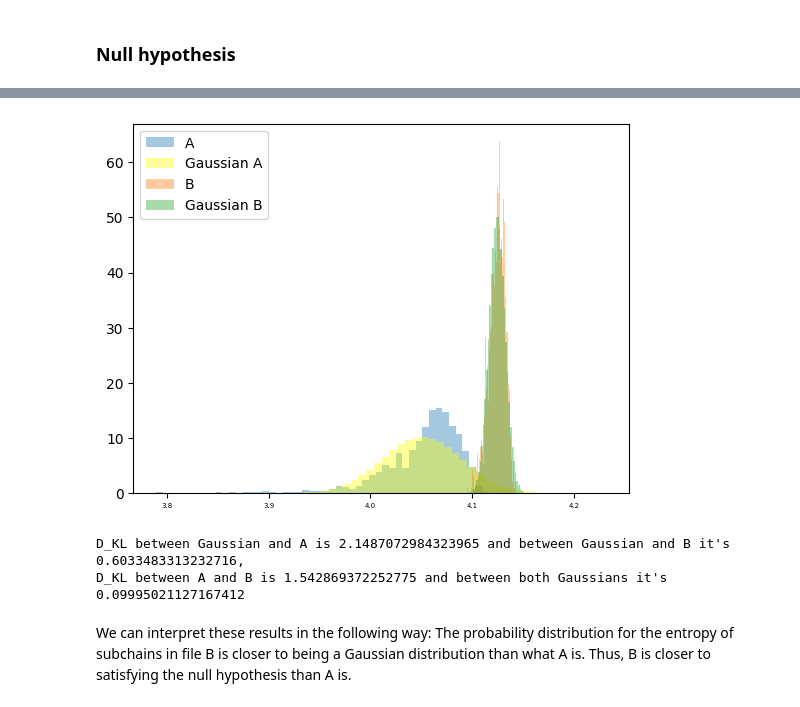
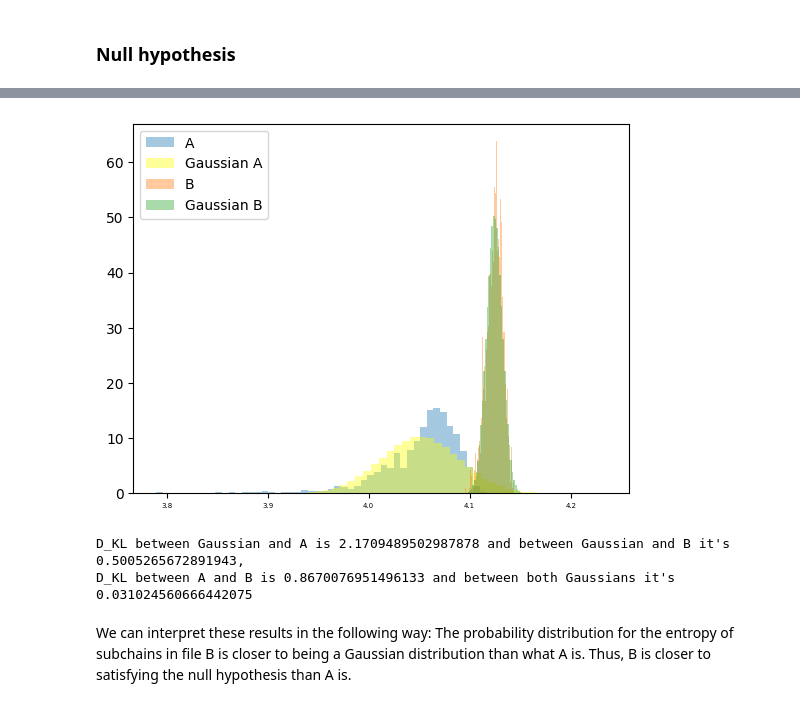
Before and after one commit to Joshua-Lemus/Which-is-E_Coli, a Jupyter notebook: Which-is-EColi.ipynb, the cells around one changed output, grey strips where cells are left out. Cells and saved outputs as stored; diff of their text form; code cells hidden in the pictures.

```diff
--- a/Which-is-EColi.ipynb
+++ b/Which-is-EColi.ipynb
@@ -497,41 +495,38 @@ Null hypothesis: -filter-button jp-DocumentSearch-button-content f13gj0clååå
 # %%
-#mu = entropy(B,word_length=word_length)
-def exponential(x):
-    return 1/mu*math.exp(-x*mu)
-
+# Normal distributions, to compare them to the results
 gaussA=np.random.normal(np.mean(A_entropies), np.std(A_entropies), 1000000)
 gaussB=np.random.normal(np.mean(B_entropies), np.std(B_entropies), 1000000)
 
+# Plot the distributions
 A_entorpies_probs = plt.hist(A_entropies, alpha=0.4,label='A',bins=50,density=True)
 gaussA_probs = plt.hist(gaussA, alpha=0.4, label='Gaussian A',bins=50, color='yellow',density=True)
 B_entropies_probs = plt.hist(B_entropies, alpha=0.4, label='B',bins=50,density=True)
 gaussB_probs = plt.hist(gaussB, alpha=0.4, label='Gaussian B',bins=50,density=True)
-#plt.plot(A_entropies, [exponential(x) for x in A_entropies])
 plt.legend(loc='best')
 plt.show()
 
-
+# Function to estimate KL-divergence
 def DKL(a, b):
-    a = np.asarray(a)/np.sum(a)
+    a = np.asarray(a)/np.sum(a) # Normalize the distributions
     b = np.asarray(b)/np.sum(b)
-    relent = 0
+    relent = 0              # Container for relative entropy
     for i in range(len(b)):
         if (a[i]!=0 and b[i]!=0):
-            relent+= a[i]*np.log(a[i]/b[i])
-            #print(relent)
-    return relent#np.sum(np.where(b != 0, a * np.log(a / b), 0))
+            relent+= a[i]*np.log(a[i]/b[i])  # (\sum_i) p(x_i) log(p(x_i)/q(x_i))
+    return relent
 
-DKL_A = DKL(gaussA_probs[0],A_entorpies_probs[0])
-DKL_B = DKL(gaussB_probs[0], B_entropies_probs[0])#sum(scipy.special.rel_entr(B_entropies, gaussB))
-DKL_AB = DKL(B_entorpies_probs[0],A_entorpies_probs[0])
-DKL_gaussAB = DKL(gaussA_probs[0], gaussB_probs[0])
+
+DKL_A = DKL(gaussA_probs[0],A_entorpies_probs[0])        # Between gaussian and A
+DKL_B = DKL(gaussB_probs[0], B_entropies_probs[0])       # Between gaussian and B
+DKL_AB = DKL(B_entropies_probs[0],A_entorpies_probs[0])  # Between B and A
+DKL_gaussAB = DKL(gaussA_probs[0], gaussB_probs[0])      # Between gaussians
 
 print(f"D_KL between Gaussian and A is {DKL_A} and between Gaussian and B it's {DKL_B}, \nD_KL between A and B is {DKL_AB} and \
 between both Gaussians it's {DKL_gaussAB}")
 # %% [output]
-[figure, old version]
+[figure, new version]
-D_KL between Gaussian and A is 2.1487072984323965 and between Gaussian and B it's 0.6033483313232716,
-D_KL between A and B is 1.542869372252775 and between both Gaussians it's 0.09995021127167412
+D_KL between Gaussian and A is 2.1709489502987878 and between Gaussian and B it's 0.5005265672891943,
+D_KL between A and B is 0.8670076951496133 and between both Gaussians it's 0.031024560666442075
 # %% [markdown]
 We can interpret these results in the following way:
 The probability distribution for the entropy of subchains in file B is closer to being a Gaussian distribution than what A is. Thus, B is closer to satisfying the null hypothesis than A is.
```
Also changed, not shown: parts of 7 cells of this notebook.
